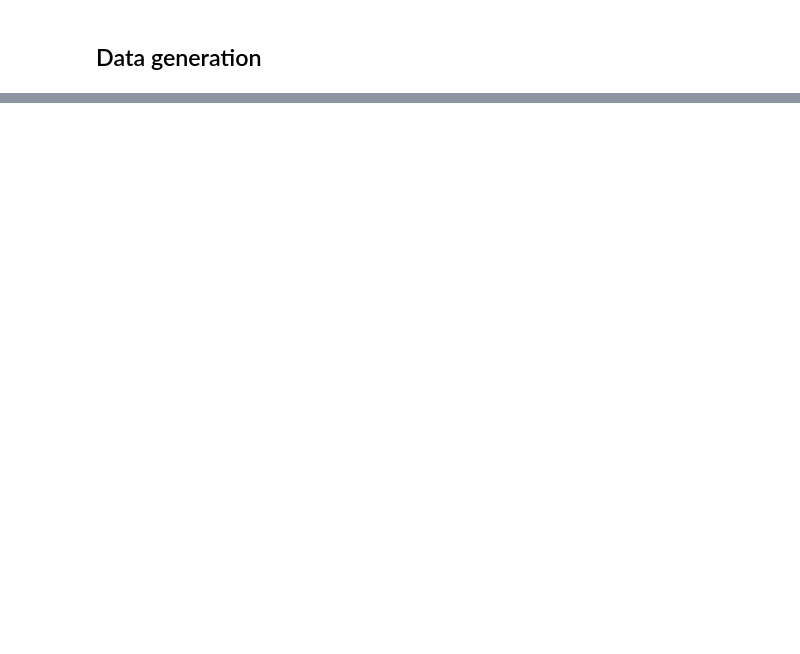
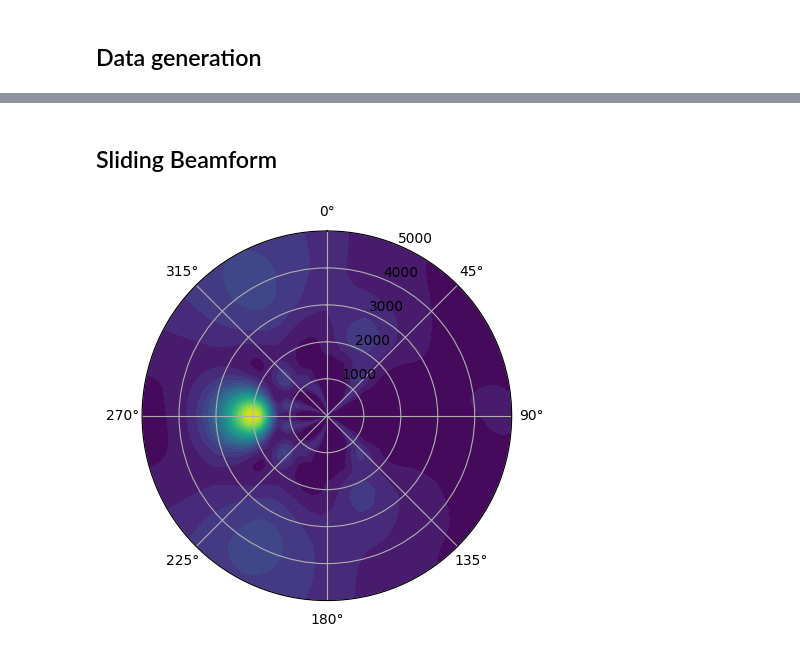
Before and after one commit to atrabattoni/beamforming, a Jupyter notebook: examples/notebook.ipynb, the cells around one changed output, grey strips where cells are left out. Drawn from its saved outputs; the diff is of its cells as text; code cells hidden in the pictures; blank space fills up the shorter version.

```diff
--- a/examples/notebook.ipynb
+++ b/examples/notebook.ipynb
@@ -86,0 +83,21 @@ ax.set_theta_direction(-1)
+# %% [markdown]
+## Sliding Beamform
+# %%
+theta = np.linspace(0, 2*np.pi, 91)
+speed = np.linspace(1e-15, 5_000, 31)
+grid = polar_grid(theta, speed)
+beamformer = SlidingBeamformer(
+    coords=coords,
+    grid=grid,
+    frequency_band=(5.0, 15.0),
+    nperseg=32,
+)
+# %%
+P = beamformer.beamform(da)
+# %%
+fig, ax = plt.subplots(subplot_kw={"projection": "polar"})
+ax.contourf(theta, speed, P.sum("time").T, cmap="viridis", levels=25)
+ax.set_theta_zero_location("N")
+ax.set_theta_direction(-1)
+# %% [output]
+[figure, added]
```
Also changed, not shown: parts of 10 cells of this notebook, 2 other files.
